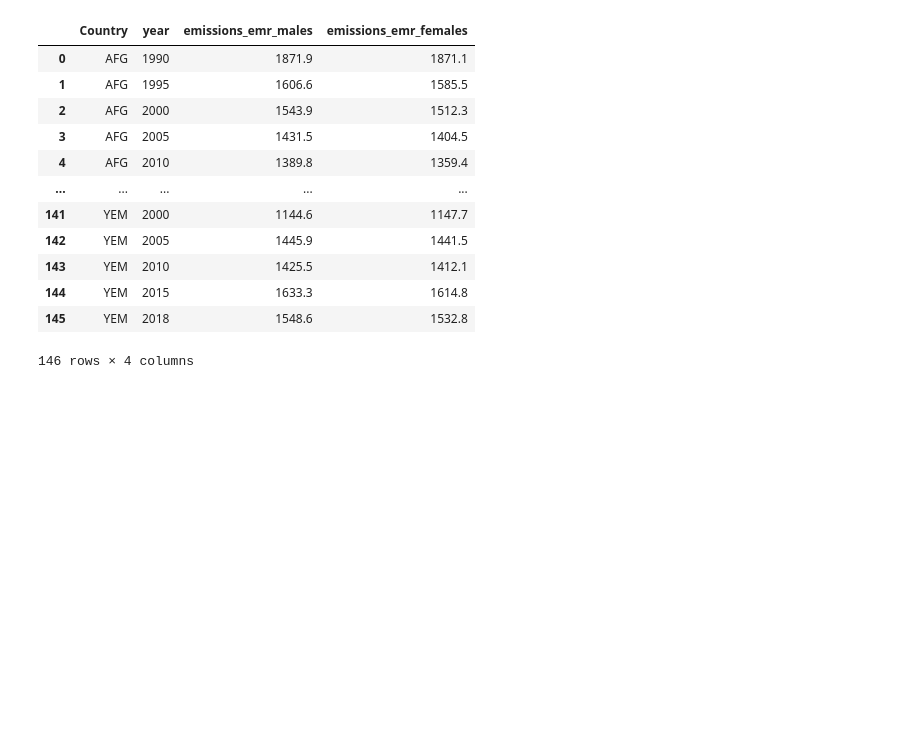
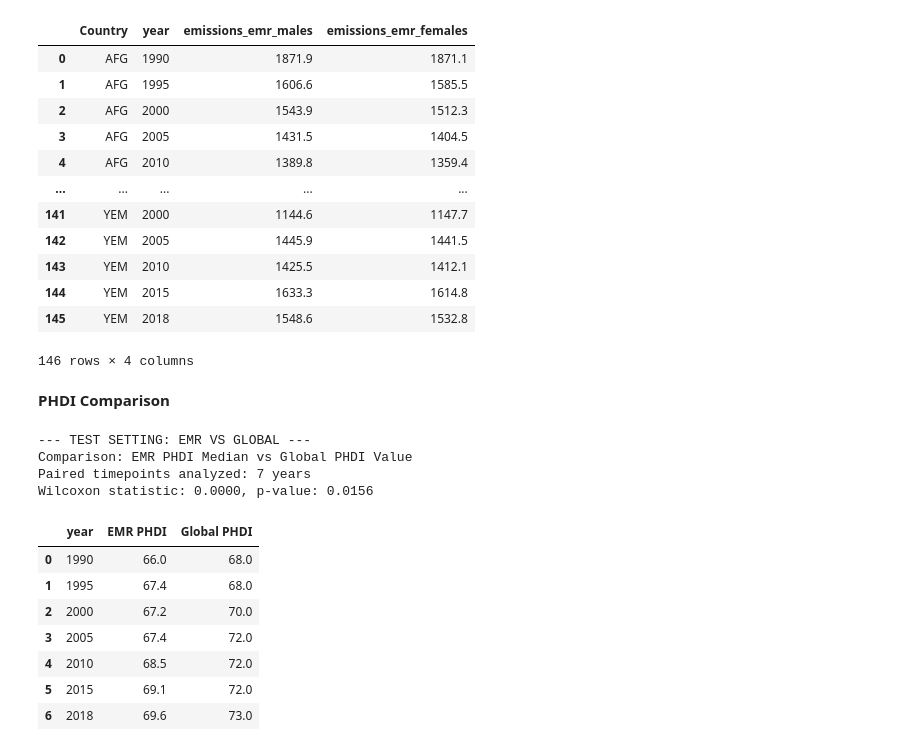
Before and after one commit to iMaatin/climate_change, a Jupyter notebook: comparison.ipynb, the cells around one changed output. Saved outputs shown, nothing was run; the diff lists cells and outputs as text; code cells hidden in the pictures; blank space fills up the shorter version.

Commit message:
diet score comparisons

```diff
--- a/comparison.ipynb
+++ b/comparison.ipynb
@@ -228,0 +316,25 @@ Wilcoxon statistic: 1586.0000, p-value: 0.0000
+# %% [markdown]
+**PHDI Comparison**
+# %%
+stat, p, paired_data = analyze_wide_csvs(
+    setting='emr vs global',
+    csv1_path=r'diet_calc\scores\phdi\total_all.csv',
+    csv2_path=r'diet_calc\scores\phdi_global\total_all.csv',
+    name1='EMR PHDI',
+    name2='Global PHDI',
+    id_column='Country'
+)
+paired_data.round(1)
+# %% [output]
+--- TEST SETTING: EMR VS GLOBAL ---
+Comparison: EMR PHDI Median vs Global PHDI Value
+Paired timepoints analyzed: 7 years
+Wilcoxon statistic: 0.0000, p-value: 0.0156
+|  | year | EMR PHDI | Global PHDI |
+| 0 | 1990 | 66.0 | 68.0 |
+| 1 | 1995 | 67.4 | 68.0 |
+| 2 | 2000 | 67.2 | 70.0 |
+| 3 | 2005 | 67.4 | 72.0 |
+| 4 | 2010 | 68.5 | 72.0 |
+| 5 | 2015 | 69.1 | 72.0 |
+| 6 | 2018 | 69.6 | 73.0 |
```
Also changed, not shown: parts of 8 cells of this notebook.
